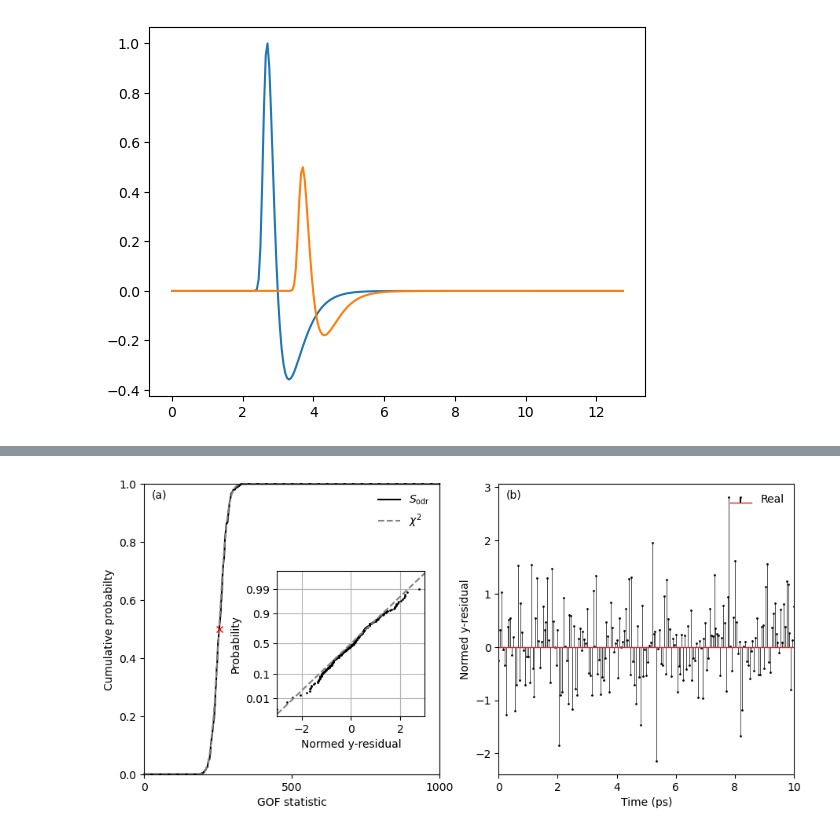
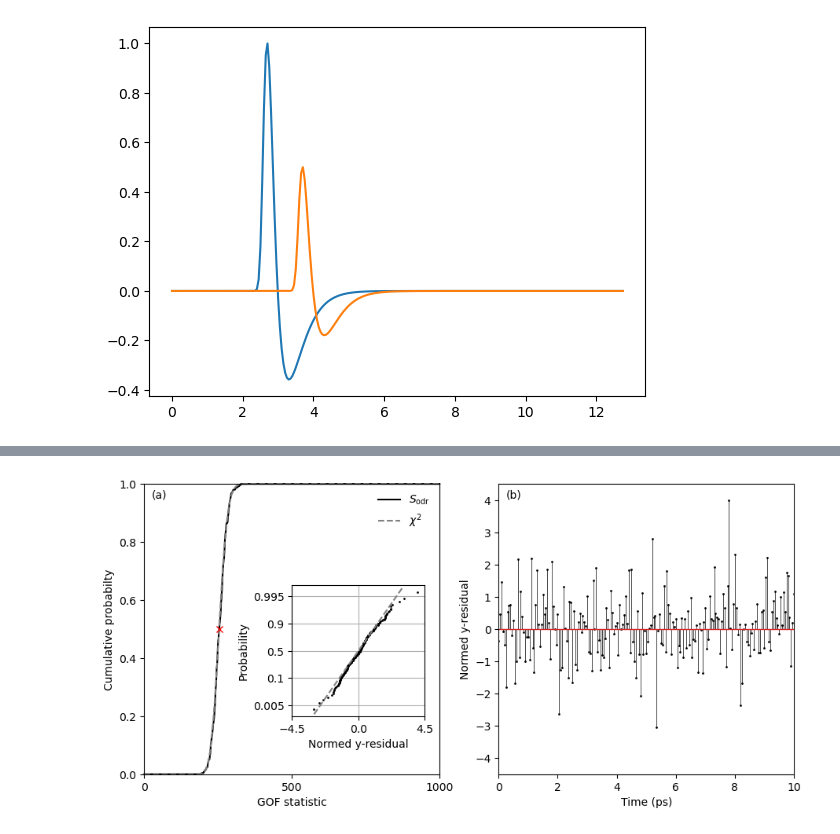
Before and after one commit to dodge-research-group/thztools, a Jupyter notebook: examples/odr-test.ipynb, the cells around one changed output, grey strips where cells are left out. Cells and saved outputs as stored; diff of their text form; code cells hidden in the pictures.

Commit message:
Revise residual and residual probability plots; omit normalization from epsilon_odr and delta_odr

```diff
--- a/examples/odr-test.ipynb
+++ b/examples/odr-test.ipynb
@@ -55,7 +55,6 @@ p_odr = np.empty((2, n_sim))
 resnorm_odr = np.empty((n_sim,))
 epsilon_odr = np.empty((n, n_sim))
 delta_odr = np.empty((n, n_sim))
-residual_odr = np.empty((n, n_sim))
 sigma_odr = np.empty((2, n_sim))
 
 model = odr.Model(td_model)
@@ -65,9 +64,8 @@ for i in range(n_sim):
     fit = odr.ODR(data, model, beta0=(1, 0))
     result = fit.run()
     p_odr[:, i] = result.beta
-    epsilon_odr[:, i] = result.eps / sigma
-    delta_odr[:, i] = result.delta / sigma
-    residual_odr[:, i] = result.eps / sigma
+    epsilon_odr[:, i] = result.eps
+    delta_odr[:, i] = result.delta
     resnorm_odr[i] = result.sum_square
     sigma_odr[:, i] = result.sd_beta
     if not result.info < 4:
@@ -83,7 +81,8 @@ Wall time: 832 ms
 # %%
 # Find the index of the median value
 i_show = np.argsort(resnorm_odr)[len(resnorm_odr) // 2]
-osm, osr = probplot(epsilon_odr[:, i_show] * np.sqrt(2), fit=False)
+norm_res_eps = np.sqrt(512 / 254) * epsilon_odr[:, i_show] / sigma
+osm, osr = probplot(norm_res_eps, fit=False)
 
 w, h = figaspect(0.45)
 _, axs = plt.subplots(1, 2, figsize=(w, h))
@@ -105,40 +104,39 @@ axs[0].set_yticks(np.linspace(0, 1, 6, endpoint=True))
 axs[0].set_xlabel('GOF statistic')
 axs[0].set_ylabel('Cumulative probabilty')
 
 # Inset to (a)
-ins = axs[0].inset_axes([0.45, 0.2, 0.5, 0.5])
+ins = axs[0].inset_axes([0.5, 0.2, 0.45, 0.45])
 ins.plot(osr, osm, 'k.', ms=2)
 ins.plot([-3, 3], [-3, 3], '--', c='gray')
 ins.grid()
 
 ins.set_xlim(-3, 3)
 ins.set_ylim(norm.ppf([0.001, 0.999]))
 
-ins.set_xticks([-2, 0, 2])
-ins.set_yticks(norm.ppf([0.01, 0.1, 0.5, 0.9, 0.99]))
+ins.set_xticks([-4.5, 0, 4.5])
+ins.set_yticks(norm.ppf([ 0.005, 0.1, 0.5, 0.9, 0.995]))
 
-ins.set_yticklabels(['0.01', '0.1', '0.5', '0.9', '0.99'])
+ins.set_yticklabels(['0.005', '0.1', '0.5', '0.9', '0.995'])
 
 ins.set_xlabel('Normed y-residual')
 ins.set_ylabel('Probability')
 
 # Panel (b)
-markerline, stemlines, baseline = axs[1].stem(t, epsilon_odr[:, i_show],
-                                              linefmt = 'k-', markerfmt='.',
-                                              label='Real')
+markerline, stemlines, baseline = axs[1].stem(t, norm_res_eps,
+                                              linefmt = 'k-',
+                                              markerfmt='.')
 markerline.set_markersize(2)
 stemlines.set_linewidth(0.5)
 baseline.set_linewidth(1)
 
-axs[1].legend(loc='upper right', frameon=False)
 axs[1].text(0.025, 0.95, '(b)', transform=axs[1].transAxes)
 
 axs[1].set_xlim(0, 10)
-# axs[1].set_ylim(-3.5, 3.5)
+axs[1].set_ylim(-4.5, 4.5)
 
 axs[1].set_xlabel('Time (ps)')
 axs[1].set_ylabel('Normed y-residual')
 
 plt.show()
 # %% [output]
-[figure, old version]
+[figure, new version]
```
Also changed, not shown: parts of 1 cell of this notebook.
